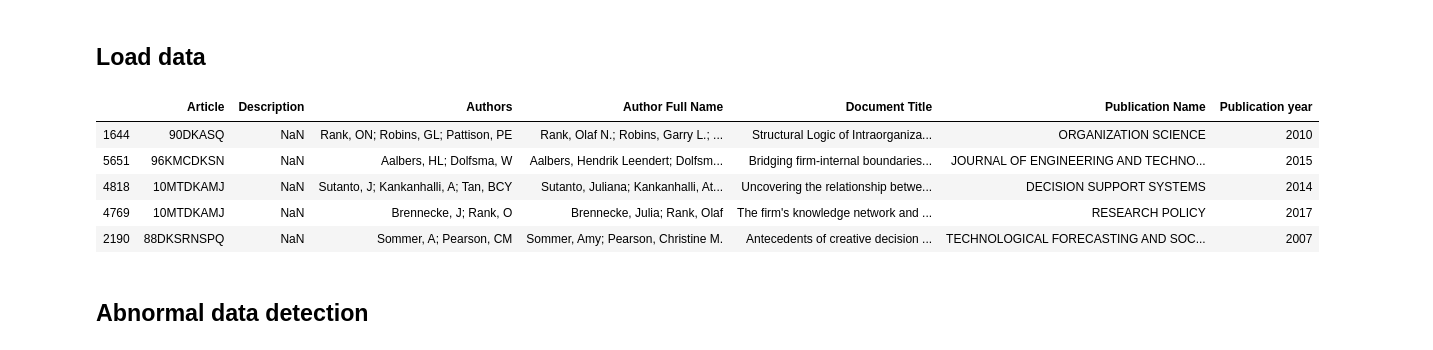
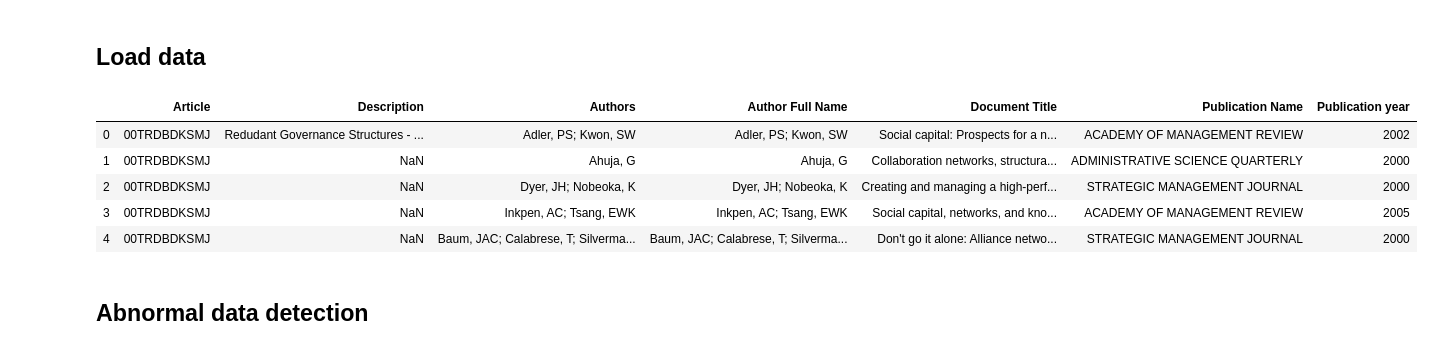
Before and after one commit to lily-yuan/DataVisualization, a Jupyter notebook: DataCleaning.ipynb, the cells around one changed output. Drawn from its saved outputs; the diff is of its cells as text; code cells hidden in the pictures.

```diff
--- a/DataCleaning.ipynb
+++ b/DataCleaning.ipynb
@@ -30,15 +30,15 @@ descrptn_dict = dict(zip(new_names['New article name'],new_names['Description'])
 ## Load data
 # %%
 df = pd.read_excel("Krackhardt Web of Science Data v3.xlsx")
-df = df.sample(n = 1000, random_state=0)
+#df = df.sample(n = 1000, random_state=0)
 df.head()
 # %% [output]
 |  | Article | Description | Authors | Author Full Name | Document Title | Publication Name | Publication year |
-| 1644 | 90DKASQ | NaN | Rank, ON; Robins, GL; Pattison, PE | Rank, Olaf N.; Robins, Garry L.; ... | Structural Logic of Intraorganiza... | ORGANIZATION SCIENCE | 2010 |
-| 5651 | 96KMCDKSN | NaN | Aalbers, HL; Dolfsma, W | Aalbers, Hendrik Leendert; Dolfsm... | Bridging firm-internal boundaries... | JOURNAL OF ENGINEERING AND TECHNO... | 2015 |
-| 4818 | 10MTDKAMJ | NaN | Sutanto, J; Kankanhalli, A; Tan, BCY | Sutanto, Juliana; Kankanhalli, At... | Uncovering the relationship betwe... | DECISION SUPPORT SYSTEMS | 2014 |
-| 4769 | 10MTDKAMJ | NaN | Brennecke, J; Rank, O | Brennecke, Julia; Rank, Olaf | The firm's knowledge network and ... | RESEARCH POLICY | 2017 |
-| 2190 | 88DKSRNSPQ | NaN | Sommer, A; Pearson, CM | Sommer, Amy; Pearson, Christine M. | Antecedents of creative decision ... | TECHNOLOGICAL FORECASTING AND SOC... | 2007 |
+| 0 | 00TRDBDKSMJ | Redudant Governance Structures - ... | Adler, PS; Kwon, SW | Adler, PS; Kwon, SW | Social capital: Prospects for a n... | ACADEMY OF MANAGEMENT REVIEW | 2002 |
+| 1 | 00TRDBDKSMJ | NaN | Ahuja, G | Ahuja, G | Collaboration networks, structura... | ADMINISTRATIVE SCIENCE QUARTERLY | 2000 |
+| 2 | 00TRDBDKSMJ | NaN | Dyer, JH; Nobeoka, K | Dyer, JH; Nobeoka, K | Creating and managing a high-perf... | STRATEGIC MANAGEMENT JOURNAL | 2000 |
+| 3 | 00TRDBDKSMJ | NaN | Inkpen, AC; Tsang, EWK | Inkpen, AC; Tsang, EWK | Social capital, networks, and kno... | ACADEMY OF MANAGEMENT REVIEW | 2005 |
+| 4 | 00TRDBDKSMJ | NaN | Baum, JAC; Calabrese, T; Silverma... | Baum, JAC; Calabrese, T; Silverma... | Don't go it alone: Alliance netwo... | STRATEGIC MANAGEMENT JOURNAL | 2000 |
 # %% [markdown]
 ## Abnormal data detection
 # %%
```
Also changed, not shown: parts of 7 cells of this notebook.
